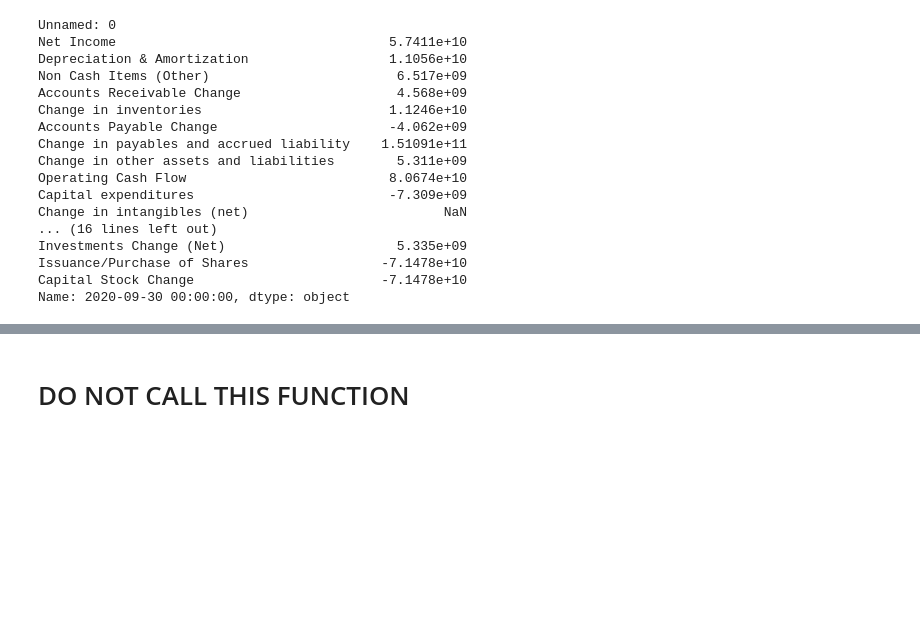
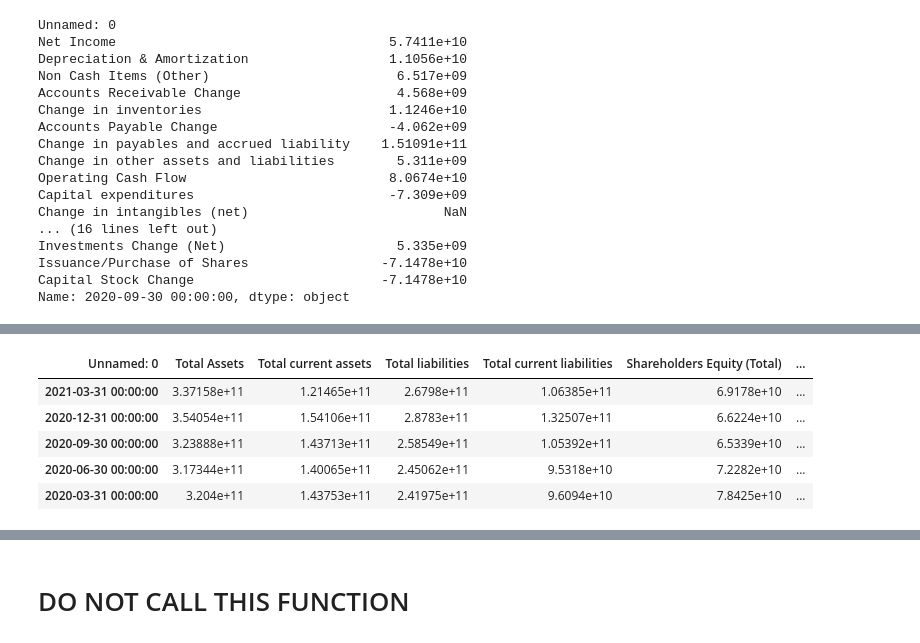
Before and after one commit to sfreagin/SEC_testing, a Jupyter notebook: pulling_stockrow.ipynb, the cells around one changed output, grey strips where cells are left out. Cells and saved outputs as stored; diff of their text form; code cells hidden in the pictures; blank space fills up the shorter version.

```diff
--- a/pulling_stockrow.ipynb
+++ b/pulling_stockrow.ipynb
@@ -426,0 +448,9 @@ Name: 2020-09-30 00:00:00, dtype: object
+# %%
+bal_dict['AAPL'][bal_columns].head()
+# %% [output]
+| Unnamed: 0 | Total Assets | Total current assets | Total liabilities | Total current liabilities | Shareholders Equity (Total) | ... |
+| 2021-03-31 00:00:00 | 3.37158e+11 | 1.21465e+11 | 2.6798e+11 | 1.06385e+11 | 6.9178e+10 | ... |
+| 2020-12-31 00:00:00 | 3.54054e+11 | 1.54106e+11 | 2.8783e+11 | 1.32507e+11 | 6.6224e+10 | ... |
+| 2020-09-30 00:00:00 | 3.23888e+11 | 1.43713e+11 | 2.58549e+11 | 1.05392e+11 | 6.5339e+10 | ... |
+| 2020-06-30 00:00:00 | 3.17344e+11 | 1.40065e+11 | 2.45062e+11 | 9.5318e+10 | 7.2282e+10 | ... |
+| 2020-03-31 00:00:00 | 3.204e+11 | 1.43753e+11 | 2.41975e+11 | 9.6094e+10 | 7.8425e+10 | ... |
```
Also changed, not shown: parts of 16 cells of this notebook.
